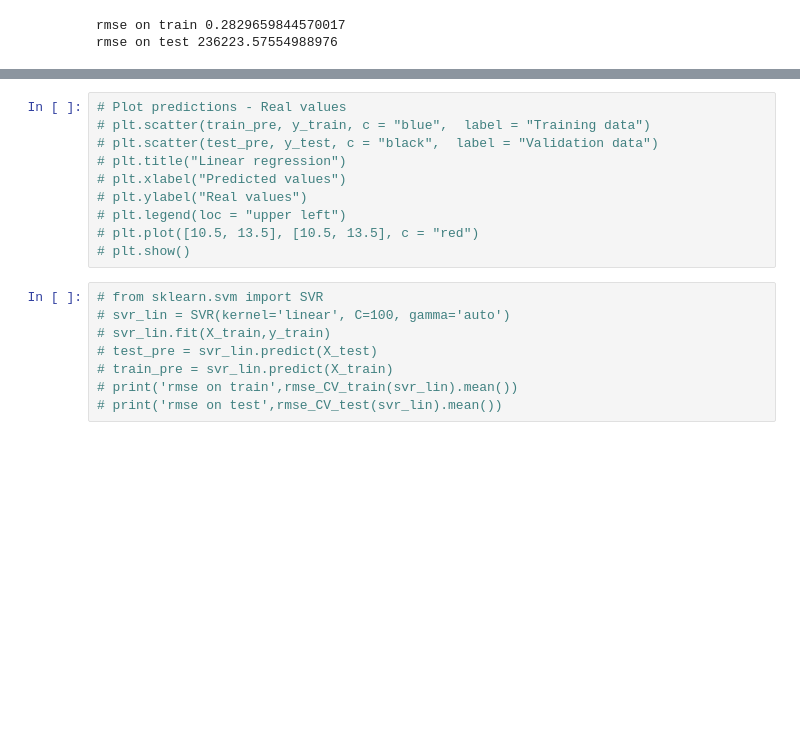
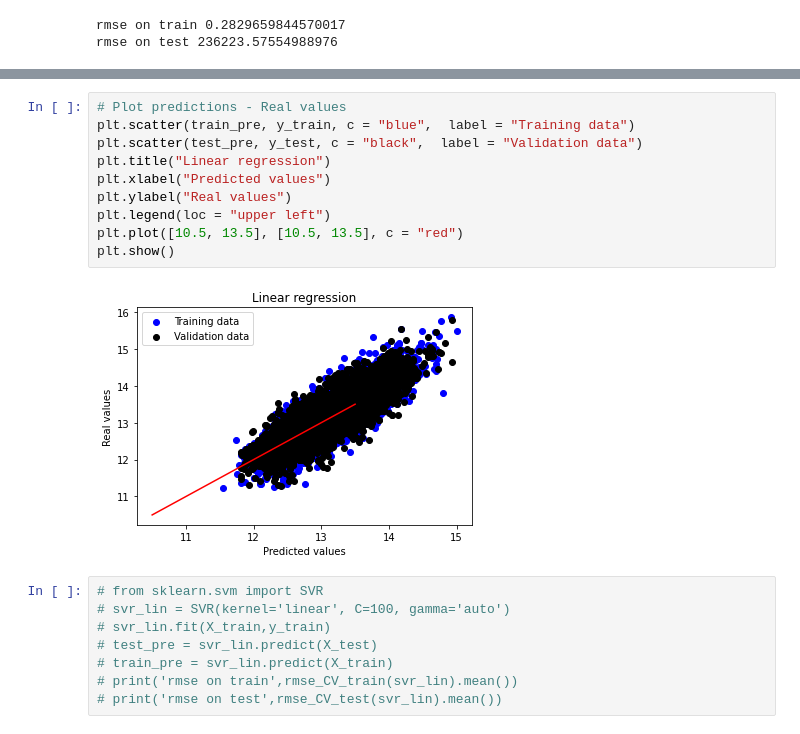
Before and after one commit to kingsfall/housing-price-regression, a Jupyter notebook: module1.ipynb, the cells around one changed output, grey strips where cells are left out. Saved outputs shown, nothing was run; the diff lists cells and outputs as text; blank space fills up the shorter version.

```diff
--- a/module1.ipynb
+++ b/module1.ipynb
@@ -99,13 +101,15 @@ rmse on test 236223.57554988976
 # %%
 # Plot predictions - Real values
-# plt.scatter(train_pre, y_train, c = "blue",  label = "Training data")
-# plt.scatter(test_pre, y_test, c = "black",  label = "Validation data")
-# plt.title("Linear regression")
-# plt.xlabel("Predicted values")
-# plt.ylabel("Real values")
-# plt.legend(loc = "upper left")
-# plt.plot([10.5, 13.5], [10.5, 13.5], c = "red")
-# plt.show()
+plt.scatter(train_pre, y_train, c = "blue",  label = "Training data")
+plt.scatter(test_pre, y_test, c = "black",  label = "Validation data")
+plt.title("Linear regression")
+plt.xlabel("Predicted values")
+plt.ylabel("Real values")
+plt.legend(loc = "upper left")
+plt.plot([10.5, 13.5], [10.5, 13.5], c = "red")
+plt.show()
+# %% [output]
+[figure, added]
 # %%
 # from sklearn.svm import SVR
 # svr_lin = SVR(kernel='linear', C=100, gamma='auto')
```
Also changed, not shown: parts of 1 cell of this notebook.
